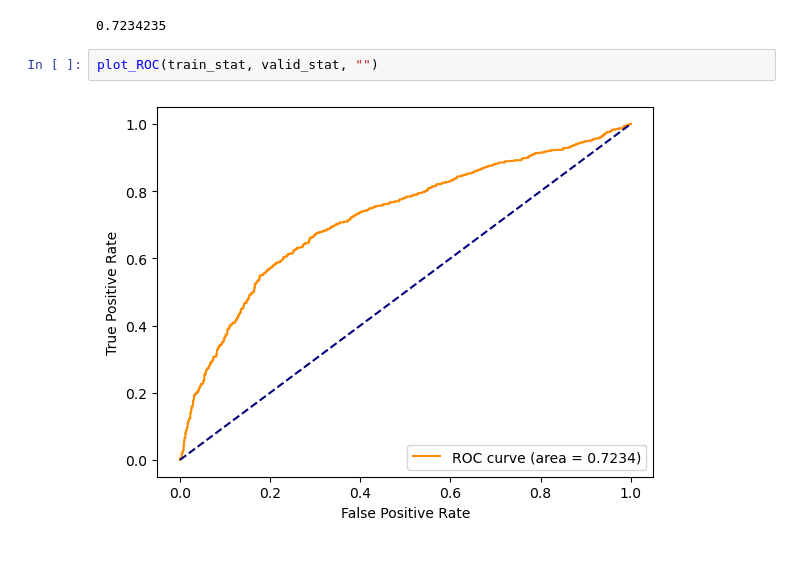
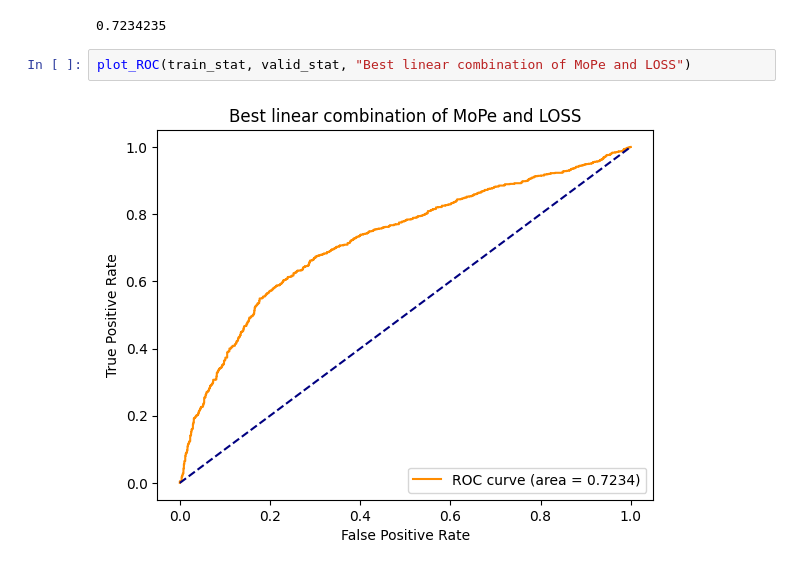
Before and after one commit to safr-ai-lab/pandora-llm, a Jupyter notebook: find_best_combination.ipynb, the cells around one changed output. Cells and saved outputs as stored; diff of their text form.

Commit message:
combination plots

```diff
--- a/find_best_combination.ipynb
+++ b/find_best_combination.ipynb
@@ -38,7 +63,7 @@ best_lmbda, train_stat, valid_stat = find_best_lambda(train_mope_z, valid_mope_z
 # %% [output]
 0.7234235
 # %%
-plot_ROC(train_stat, valid_stat, "")
+plot_ROC(train_stat, valid_stat, "Best linear combination of MoPe and LOSS")
 # %% [output]
-[figure, old version]
+[figure, new version]
 # %%
```
Also changed, not shown: parts of 8 cells of this notebook.
